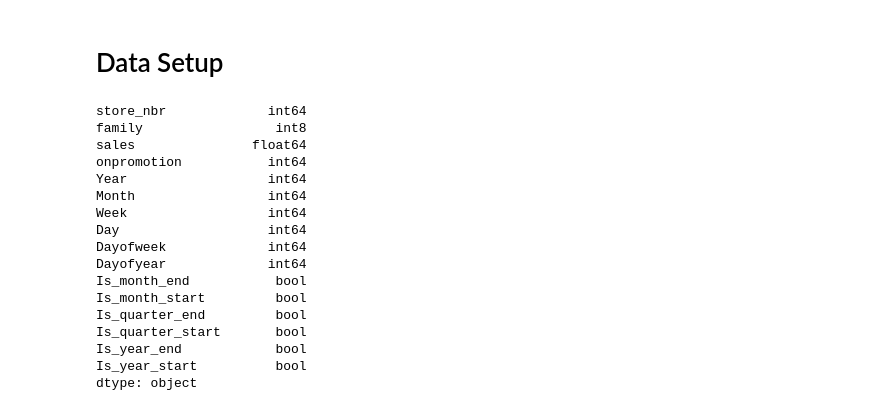
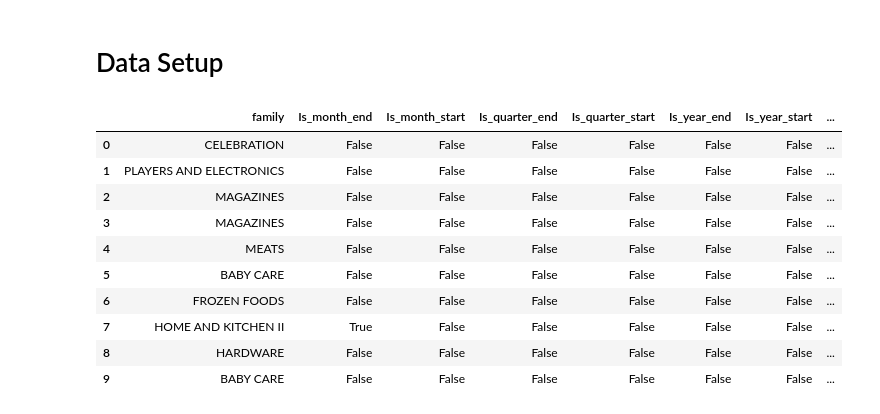
Before and after one commit to Chake96/kaggle_comps, a Jupyter notebook: knowledge/store_sales/nb.ipynb, the cells around one changed output. Cells and saved outputs as stored; diff of their text form; code cells hidden in the pictures.

```diff
--- a/knowledge/store_sales/nb.ipynb
+++ b/knowledge/store_sales/nb.ipynb
@@ -50,20 +58,2 @@ train_df['family'] = train_df.family.cat.codes
 # %%
-print(train_df.dtypes)
+#print(train_df.dtypes)
-# %% [output]
-store_nbr             int64
-family                 int8
-sales               float64
-onpromotion           int64
-Year                  int64
-Month                 int64
-Week                  int64
-Day                   int64
-Dayofweek             int64
-Dayofyear             int64
-Is_month_end           bool
-Is_month_start         bool
-Is_quarter_end         bool
-Is_quarter_start       bool
-Is_year_end            bool
-Is_year_start          bool
-dtype: object
@@ -80 +60,28 @@ learn = tabular_learner(dls, metrics=accuracy)
+# %%
+from fastai.tabular.all import *
+from numpy import inf
+dep_var = 'sales'
+#replace dep_var with their logs'
+
+train_df[dep_var] = np.log(train_df[dep_var]+1)
+
+conts, cats = cont_cat_split(train_df, 1, dep_var=dep_var)
+procs = [Categorify, FillMissing, Normalize]
+tc = tabular_config(ps=[0.001, 0.01], embed_p=0.04, y_range=(0, train_df[dep_var].max() / 0.1))
+dls = TabularDataLoaders.from_df(train_df, procs=procs, cat_names=cats, cont_names=conts, config=tc, loss_func=MSELossFlat(),
+                                  y_names=dep_var, bs=1024, splits=splits, y_block=RegressionBlock(1), shuffle=False, drop_last=True)
+learn = tabular_learner(dls, metrics=rmse)
+dls.show_batch()
+# %% [output]
+|  | family | Is_month_end | Is_month_start | Is_quarter_end | Is_quarter_start | Is_year_end | Is_year_start | ... |
+| 0 | CELEBRATION | False | False | False | False | False | False | ... |
+| 1 | PLAYERS AND ELECTRONICS | False | False | False | False | False | False | ... |
+| 2 | MAGAZINES | False | False | False | False | False | False | ... |
+| 3 | MAGAZINES | False | False | False | False | False | False | ... |
+| 4 | MEATS | False | False | False | False | False | False | ... |
+| 5 | BABY CARE | False | False | False | False | False | False | ... |
+| 6 | FROZEN FOODS | False | False | False | False | False | False | ... |
+| 7 | HOME AND KITCHEN II | True | False | False | False | False | False | ... |
+| 8 | HARDWARE | False | False | False | False | False | False | ... |
+| 9 | BABY CARE | False | False | False | False | False | False | ... |
 # %%
```
Also changed, not shown: parts of 10 cells of this notebook.
